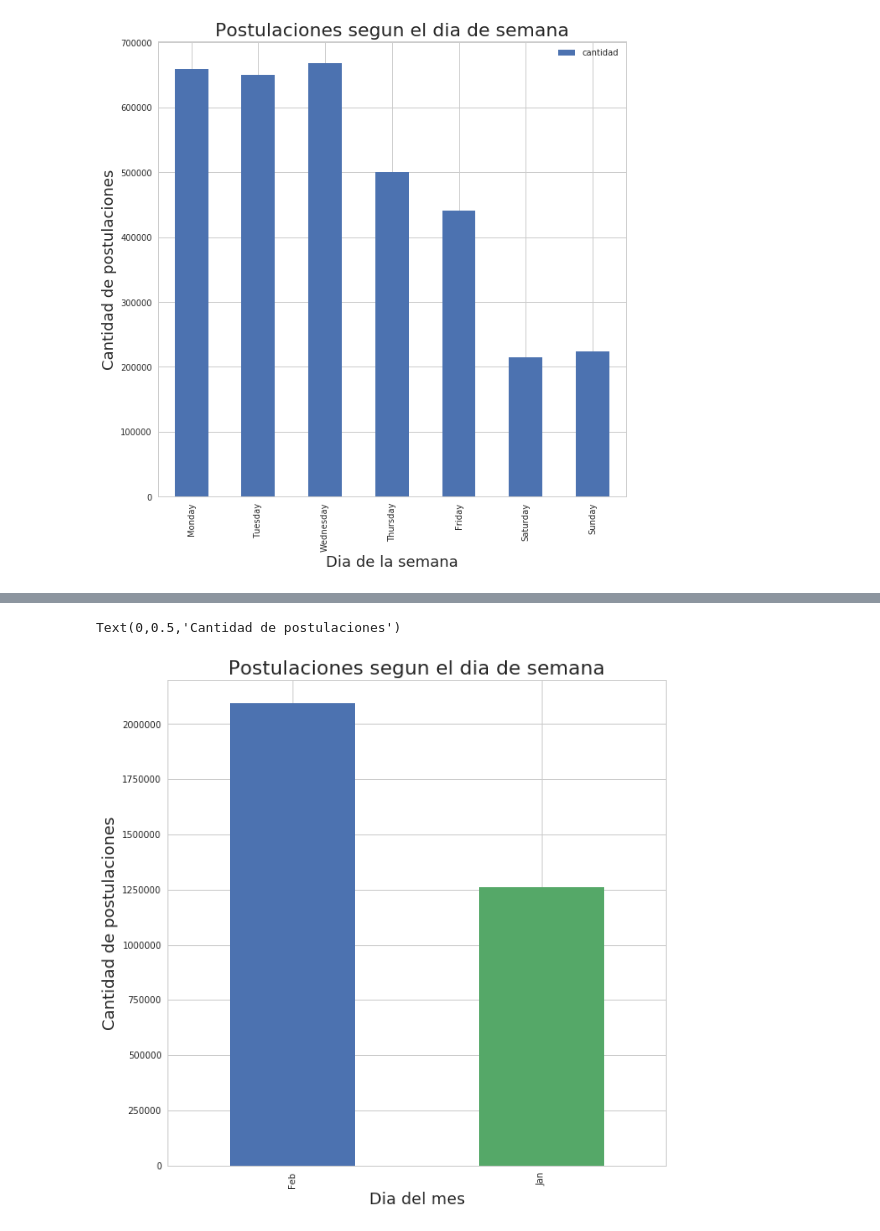
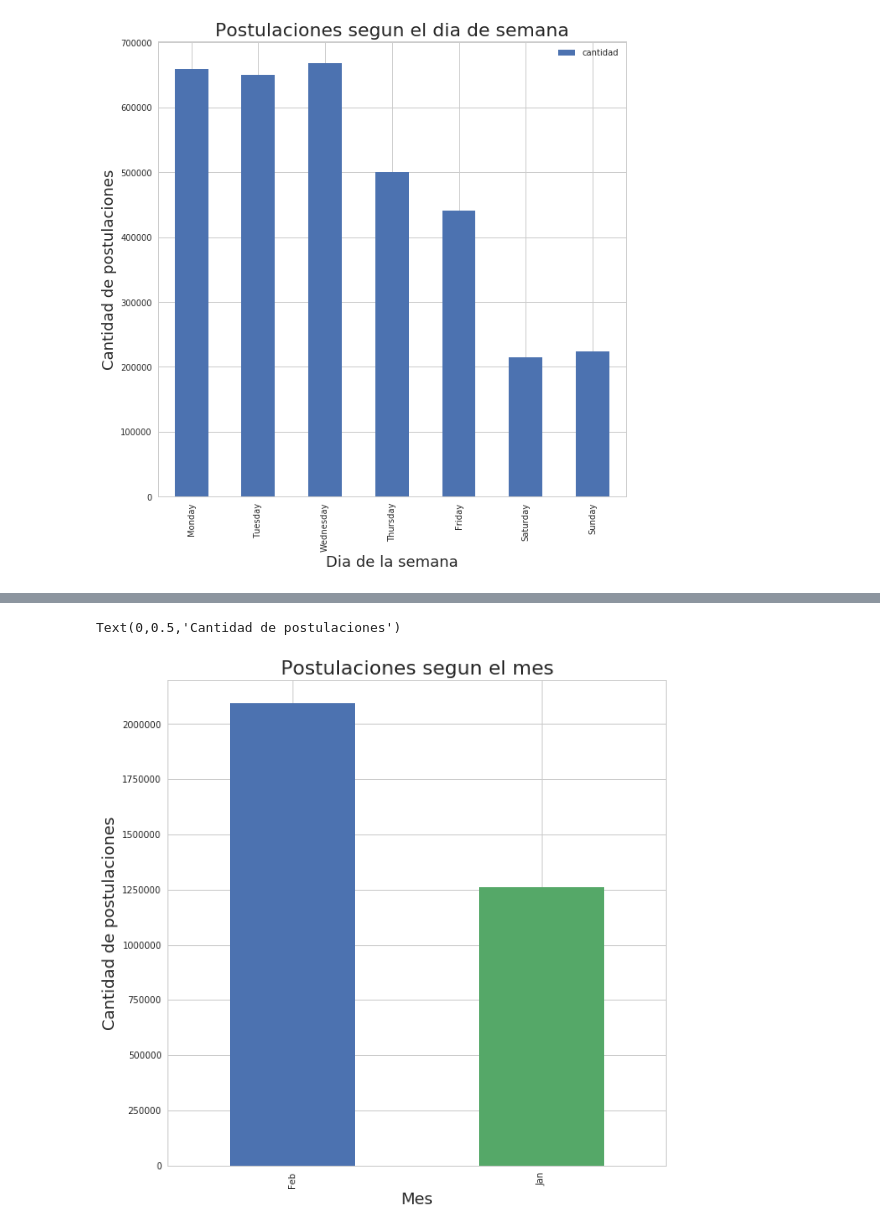
Before and after one commit to alepenaa94/TP-Datos, a Jupyter notebook: TP_Analisis_v3.ipynb, the cells around one changed output, grey strips where cells are left out. Saved outputs shown, nothing was run; the diff lists cells and outputs as text; code cells hidden in the pictures.

```diff
--- a/TP_Analisis_v3.ipynb
+++ b/TP_Analisis_v3.ipynb
@@ -467,9 +500,9 @@ Text(0,0.5,'Cantidad de postulaciones')
 df_mes = fechas_validas_copy.groupby('mes').size()
 # %%
 g = df_mes.plot.bar(figsize=(10,10))
-g.set_title("Postulaciones segun el dia de semana", fontsize=22)
-g.set_xlabel("Dia del mes",fontsize=18)
+g.set_title("Postulaciones segun el mes", fontsize=22)
+g.set_xlabel("Mes",fontsize=18)
 g.set_ylabel("Cantidad de postulaciones", fontsize=18)
 # %% [output]
 Text(0,0.5,'Cantidad de postulaciones')
-[figure, old version]
+[figure, new version]
```
Also changed, not shown: parts of 19 cells of this notebook.
